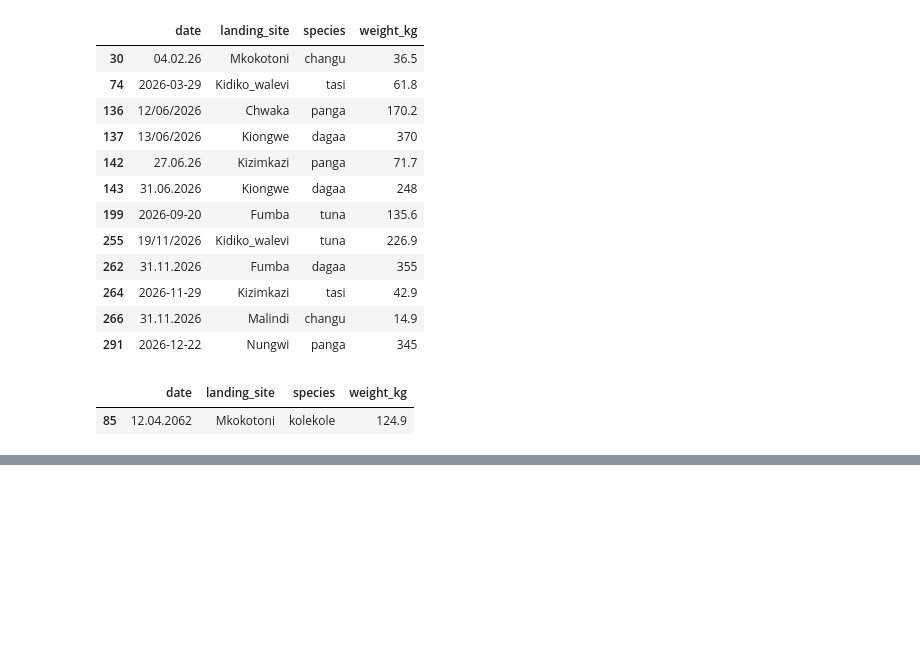
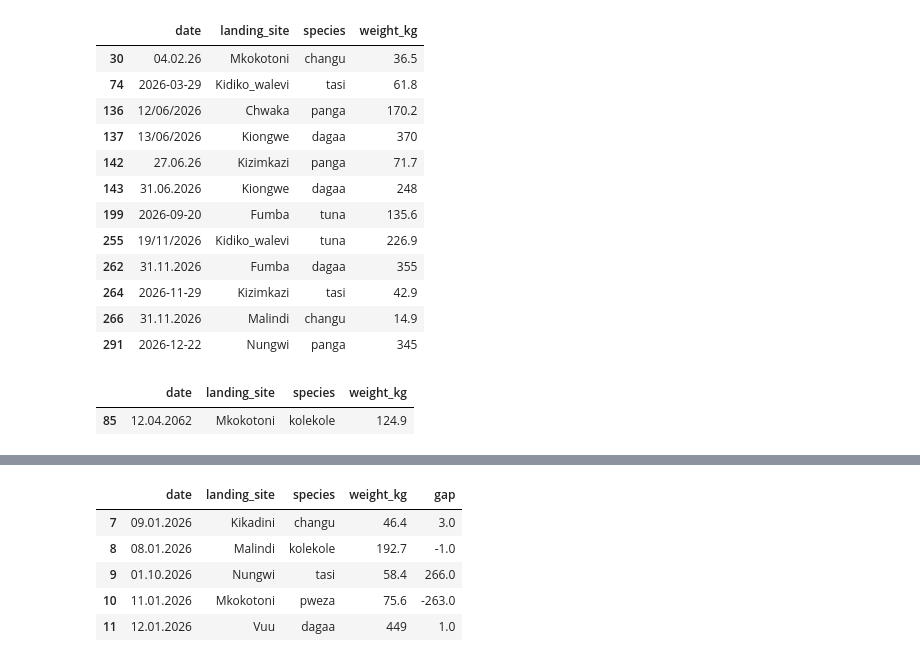
Before and after one commit to GabrielMasala/catch_summariser, a Jupyter notebook: catch_trends.ipynb, the cells around one changed output, grey strips where cells are left out. Cells and saved outputs as stored; diff of their text form; code cells hidden in the pictures; blank space fills up the shorter version.

Commit message:
Find swapped dates and duplicate rows

```diff
--- a/catch_trends.ipynb
+++ b/catch_trends.ipynb
@@ -193,3 +195,5 @@ landings[(dates.dt.year != YEAR) & dates.notna()]
 # %% [output]
 |  | date | landing_site | species | weight_kg |
 | 85 | 12.04.2062 | Mkokotoni | kolekole | 124.9 |
+# %%
+gaps = (dates - dates.shift(1)).dt.days
@@ -195,0 +247,9 @@ landings[(dates.dt.year != YEAR) & dates.notna()]
+# %%
+landings.assign(gap=gaps).iloc[7:12]
+# %% [output]
+|  | date | landing_site | species | weight_kg | gap |
+| 7 | 09.01.2026 | Kikadini | changu | 46.4 | 3.0 |
+| 8 | 08.01.2026 | Malindi | kolekole | 192.7 | -1.0 |
+| 9 | 01.10.2026 | Nungwi | tasi | 58.4 | 266.0 |
+| 10 | 11.01.2026 | Mkokotoni | pweza | 75.6 | -263.0 |
+| 11 | 12.01.2026 | Vuu | dagaa | 449 | 1.0 |
```
Also changed, not shown: parts of 6 cells of this notebook.
